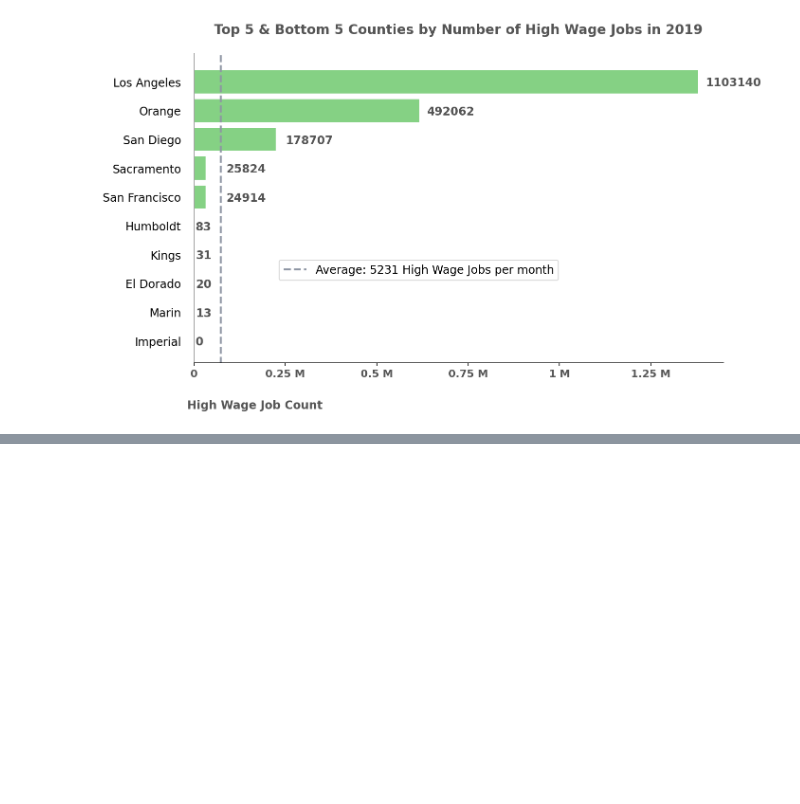
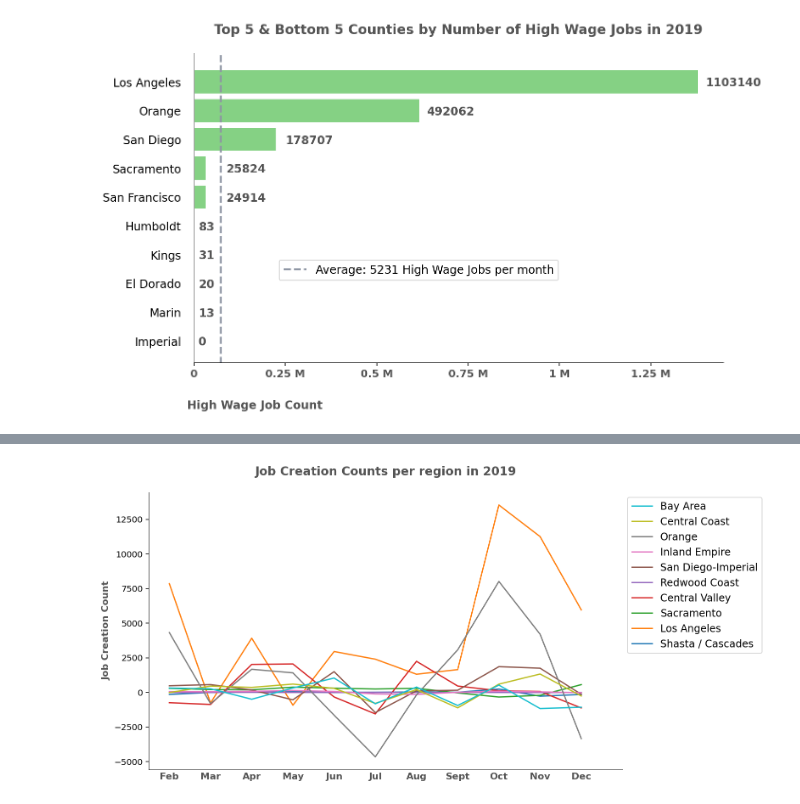
Before and after one commit to cafwd/job_quality_index, a Jupyter notebook: high-wage-visualizations.ipynb, the cells around one changed output, grey strips where cells are left out. Saved outputs shown, nothing was run; the diff lists cells and outputs as text; code cells hidden in the pictures; blank space fills up the shorter version.

```diff
--- a/high-wage-visualizations.ipynb
+++ b/high-wage-visualizations.ipynb
@@ -524,0 +648,6 @@ plt.show()
+# %%
+data_jobcreation = data.groupby(by=['CDI Regions', 'Date']).sum()[['High Wage Count']]
+data_jobcreation['Job Creation'] = data_jobcreation['High Wage Count'].diff()
+data_jobcreation = data_jobcreation.reset_index()
+data_jobcreation = data_jobcreation.loc[data_jobcreation['Date'] != '2019-01-01']
+data_jobcreation.head()
@@ -524,0 +661,43 @@ plt.show()
+# %%
+shasta_jc = data_jobcreation.loc[data_jobcreation['CDI Regions'] == 'Shasta / Cascades']
+cv_jc = data_jobcreation.loc[data_jobcreation['CDI Regions'] == 'Central Valley']
+rc_jc = data_jobcreation.loc[data_jobcreation['CDI Regions'] == 'Redwood Coast']
+sd_jc = data_jobcreation.loc[data_jobcreation['CDI Regions'] == 'San Diego-Imperial']
+orange_jc = data_jobcreation.loc[data_jobcreation['CDI Regions'] == 'Orange']
+ie_jc = data_jobcreation.loc[data_jobcreation['CDI Regions'] == 'Inland Empire']
+cc_jc = data_jobcreation.loc[data_jobcreation['CDI Regions'] == 'Central Coast']
+bay_jc = data_jobcreation.loc[data_jobcreation['CDI Regions'] == 'Bay Area']
+sac_jc = data_jobcreation.loc[data_jobcreation['CDI Regions'] == 'Sacramento']
+la_jc = data_jobcreation.loc[data_jobcreation['CDI Regions'] == 'Los Angeles']
+# %%
+fig, ax = plt.subplots(figsize=(10,6))
+ax.plot(shasta_jc['Job Creation'].values, label='Shasta / Cascades')
+ax.plot(la_jc['Job Creation'].values, label='Los Angeles')
+ax.plot(sac_jc['Job Creation'].values, label='Sacramento')
+ax.plot(cv_jc['Job Creation'].values, label='Central Valley')
+ax.plot(rc_jc['Job Creation'].values, label='Redwood Coast')
+ax.plot(sd_jc['Job Creation'].values, label='San Diego-Imperial')
+ax.plot(ie_jc['Job Creation'].values, label='Inland Empire')
+ax.plot(orange_jc['Job Creation'].values, label='Orange')
+ax.plot(cc_jc['Job Creation'].values, label='Central Coast')
+ax.plot(bay_jc['Job Creation'].values, label='Bay Area')
+
+ax.set_xticklabels(['Feb', 'Mar', 'Apr', 'May', 'Jun', 'Jul', 'Aug', 'Sept', 'Oct', 'Nov', 'Dec'],
+                   fontsize=11, weight='bold', color = '#545454')
+ax.set_title('Job Creation Counts per region in 2019', fontsize=14, weight='bold', pad=20, color='#545454')
+
+plt.xticks(np.arange(0, 12, 1.0))
+ax.tick_params(axis='x', which='both', length=0)
+ax.set_ylabel('Job Creation Count', fontsize=11, weight='bold', color='#545454')
+
+ax.spines['top'].set_visible(False)
+ax.spines['right'].set_visible(False)
+ax.spines['bottom'].set_linewidth(0.5)
+ax.spines['left'].set_linewidth(0.5)
+
+handles, labels = ax.get_legend_handles_labels()
+ax.legend(handles[::-1], labels[::-1], bbox_to_anchor=(1, 1), loc='upper left', fontsize=12)
+
+plt.show()
+# %% [output]
+[figure, added]
```
Also changed, not shown: parts of 50 cells of this notebook, 1 other file.
